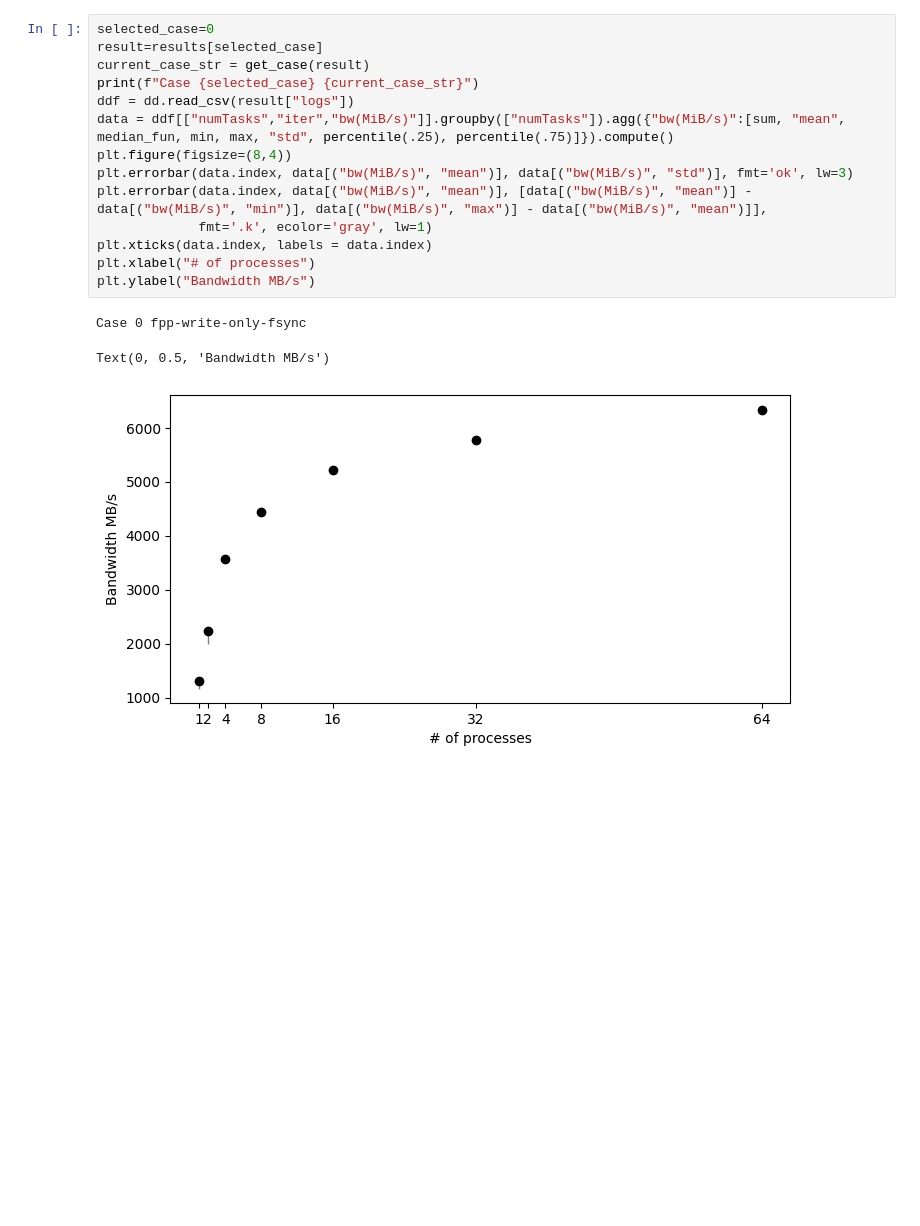
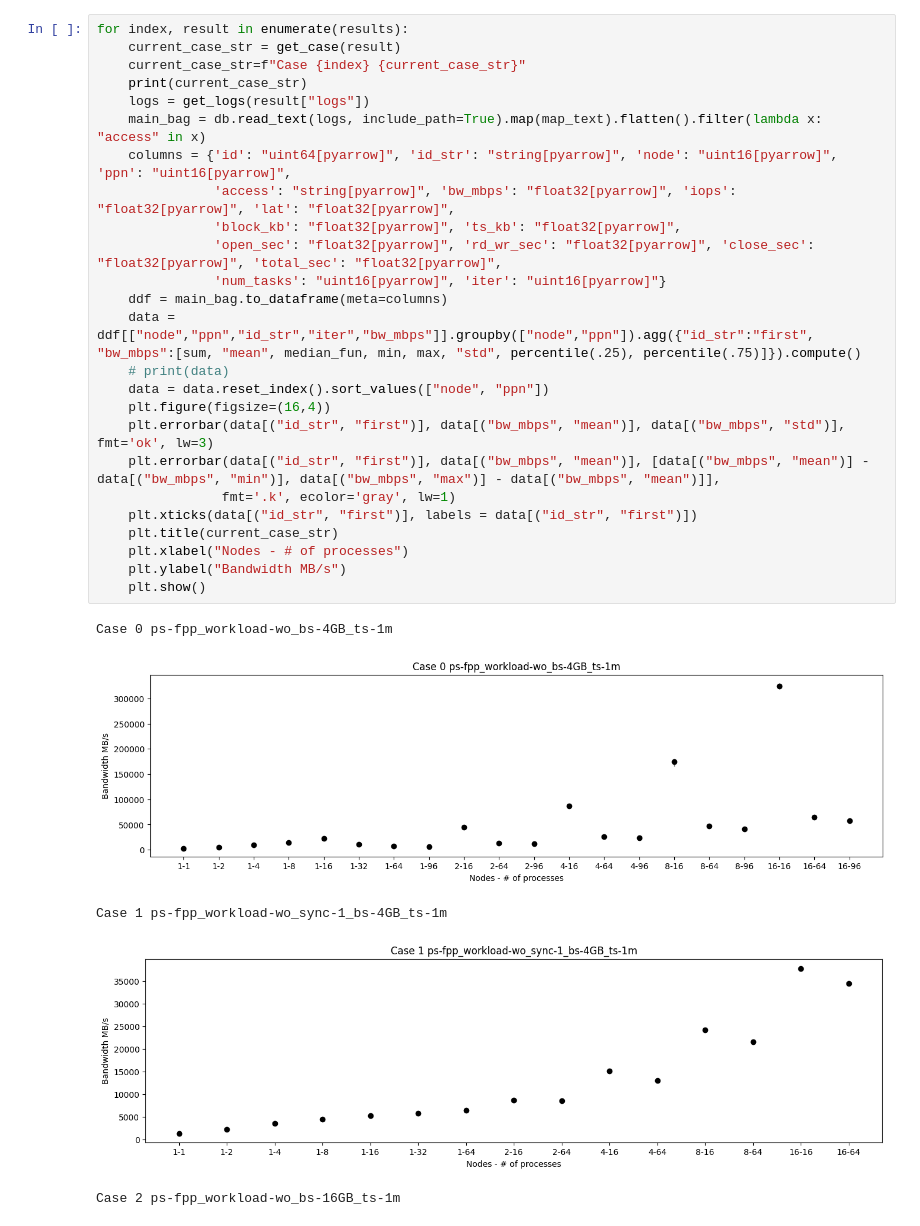
Before and after one commit to hariharan-devarajan/rabbits, a Jupyter notebook: analysis/ior_analysis.ipynb, the cells around one changed output. Drawn from its saved outputs; the diff is of its cells as text; blank space fills up the shorter version.

```diff
--- a/analysis/ior_analysis.ipynb
+++ b/analysis/ior_analysis.ipynb
@@ -74,18 +132,31 @@ median_fun = dd.Aggregation(
 # %%
-selected_case=0
-result=results[selected_case]
-current_case_str = get_case(result)
-print(f"Case {selected_case} {current_case_str}")
-ddf = dd.read_csv(result["logs"])
-data = ddf[["numTasks","iter","bw(MiB/s)"]].groupby(["numTasks"]).agg({"bw(MiB/s)":[sum, "mean", median_fun, min, max, "std", percentile(.25), percentile(.75)]}).compute()
-plt.figure(figsize=(8,4))
-plt.errorbar(data.index, data[("bw(MiB/s)", "mean")], data[("bw(MiB/s)", "std")], fmt='ok', lw=3)
-plt.errorbar(data.index, data[("bw(MiB/s)", "mean")], [data[("bw(MiB/s)", "mean")] - data[("bw(MiB/s)", "min")], data[("bw(MiB/s)", "max")] - data[("bw(MiB/s)", "mean")]],
-             fmt='.k', ecolor='gray', lw=1)
-plt.xticks(data.index, labels = data.index)
-plt.xlabel("# of processes")
-plt.ylabel("Bandwidth MB/s")
+for index, result in enumerate(results):
+    current_case_str = get_case(result)
+    current_case_str=f"Case {index} {current_case_str}"
+    print(current_case_str)
+    logs = get_logs(result["logs"])
+    main_bag = db.read_text(logs, include_path=True).map(map_text).flatten().filter(lambda x: "access" in x)
+    columns = {'id': "uint64[pyarrow]", 'id_str': "string[pyarrow]", 'node': "uint16[pyarrow]", 'ppn': "uint16[pyarrow]",
+               'access': "string[pyarrow]", 'bw_mbps': "float32[pyarrow]", 'iops': "float32[pyarrow]", 'lat': "float32[pyarrow]",
+               'block_kb': "float32[pyarrow]", 'ts_kb': "float32[pyarrow]",
+               'open_sec': "float32[pyarrow]", 'rd_wr_sec': "float32[pyarrow]", 'close_sec': "float32[pyarrow]", 'total_sec': "float32[pyarrow]",
+               'num_tasks': "uint16[pyarrow]", 'iter': "uint16[pyarrow]"}
+    ddf = main_bag.to_dataframe(meta=columns)
+    data = ddf[["node","ppn","id_str","iter","bw_mbps"]].groupby(["node","ppn"]).agg({"id_str":"first", "bw_mbps":[sum, "mean", median_fun, min, max, "std", percentile(.25), percentile(.75)]}).compute()
+    # print(data)
+    data = data.reset_index().sort_values(["node", "ppn"])
+    plt.figure(figsize=(16,4))
+    plt.errorbar(data[("id_str", "first")], data[("bw_mbps", "mean")], data[("bw_mbps", "std")], fmt='ok', lw=3)
+    plt.errorbar(data[("id_str", "first")], data[("bw_mbps", "mean")], [data[("bw_mbps", "mean")] - data[("bw_mbps", "min")], data[("bw_mbps", "max")] - data[("bw_mbps", "mean")]],
+                fmt='.k', ecolor='gray', lw=1)
+    plt.xticks(data[("id_str", "first")], labels = data[("id_str", "first")])
+    plt.title(current_case_str)
+    plt.xlabel("Nodes - # of processes")
+    plt.ylabel("Bandwidth MB/s")
+    plt.show()
 # %% [output]
-Case 0 fpp-write-only-fsync
+Case 0 ps-fpp_workload-wo_bs-4GB_ts-1m
+[figure, new version]
-Text(0, 0.5, 'Bandwidth MB/s')
+Case 1 ps-fpp_workload-wo_sync-1_bs-4GB_ts-1m
-[figure, old version]
+[figure, added]
+Case 2 ps-fpp_workload-wo_bs-16GB_ts-1m
```
Also changed, not shown: parts of 13 cells of this notebook.
